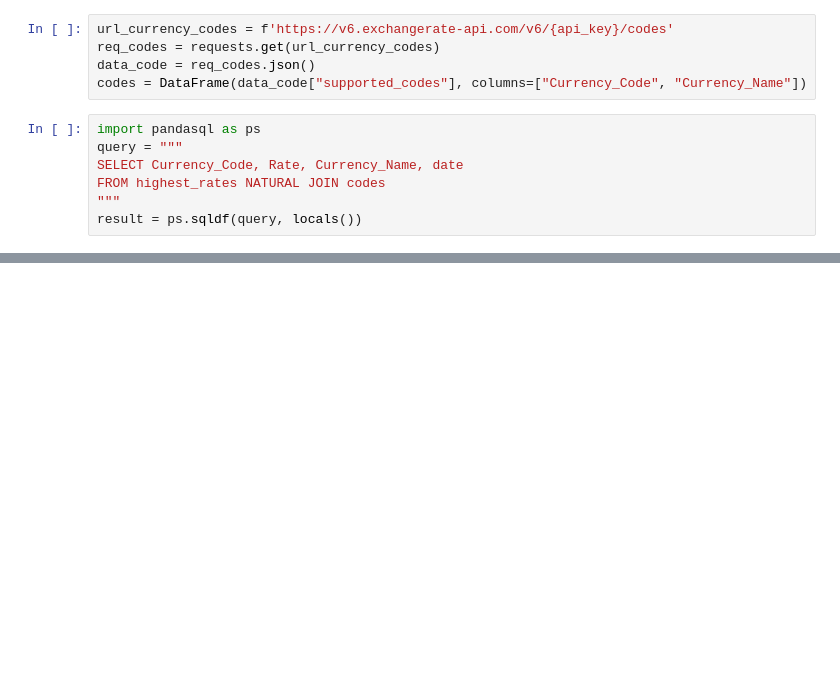
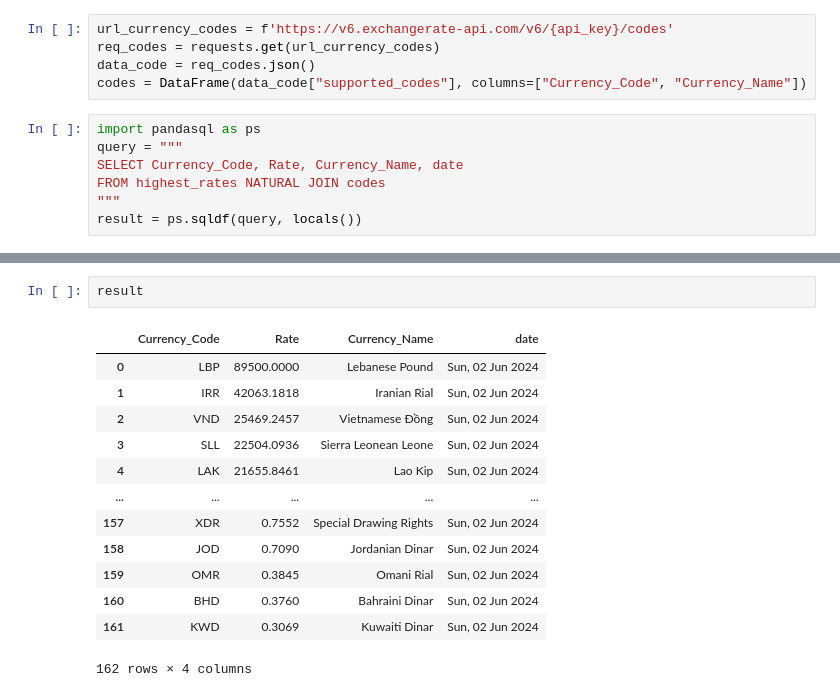
Before and after one commit to MrAnasAbid/Currency_rate_extractor, a Jupyter notebook: test_api.ipynb, the cells around one changed output, grey strips where cells are left out. Drawn from its saved outputs; the diff is of its cells as text; blank space fills up the shorter version.

```diff
--- a/test_api.ipynb
+++ b/test_api.ipynb
@@ -60,0 +84,16 @@ with option_context('display.max_rows', None, 'display.max_columns', None):
+# %%
+result
+# %% [output]
+|  | Currency_Code | Rate | Currency_Name | date |
+| 0 | LBP | 89500.0000 | Lebanese Pound | Sun, 02 Jun 2024 |
+| 1 | IRR | 42063.1818 | Iranian Rial | Sun, 02 Jun 2024 |
+| 2 | VND | 25469.2457 | Vietnamese Đồng | Sun, 02 Jun 2024 |
+| 3 | SLL | 22504.0936 | Sierra Leonean Leone | Sun, 02 Jun 2024 |
+| 4 | LAK | 21655.8461 | Lao Kip | Sun, 02 Jun 2024 |
+| ... | ... | ... | ... | ... |
+| 157 | XDR | 0.7552 | Special Drawing Rights | Sun, 02 Jun 2024 |
+| 158 | JOD | 0.7090 | Jordanian Dinar | Sun, 02 Jun 2024 |
+| 159 | OMR | 0.3845 | Omani Rial | Sun, 02 Jun 2024 |
+| 160 | BHD | 0.3760 | Bahraini Dinar | Sun, 02 Jun 2024 |
+| 161 | KWD | 0.3069 | Kuwaiti Dinar | Sun, 02 Jun 2024 |
+162 rows × 4 columns
```
Also changed, not shown: parts of 4 cells of this notebook, 2 other files.
